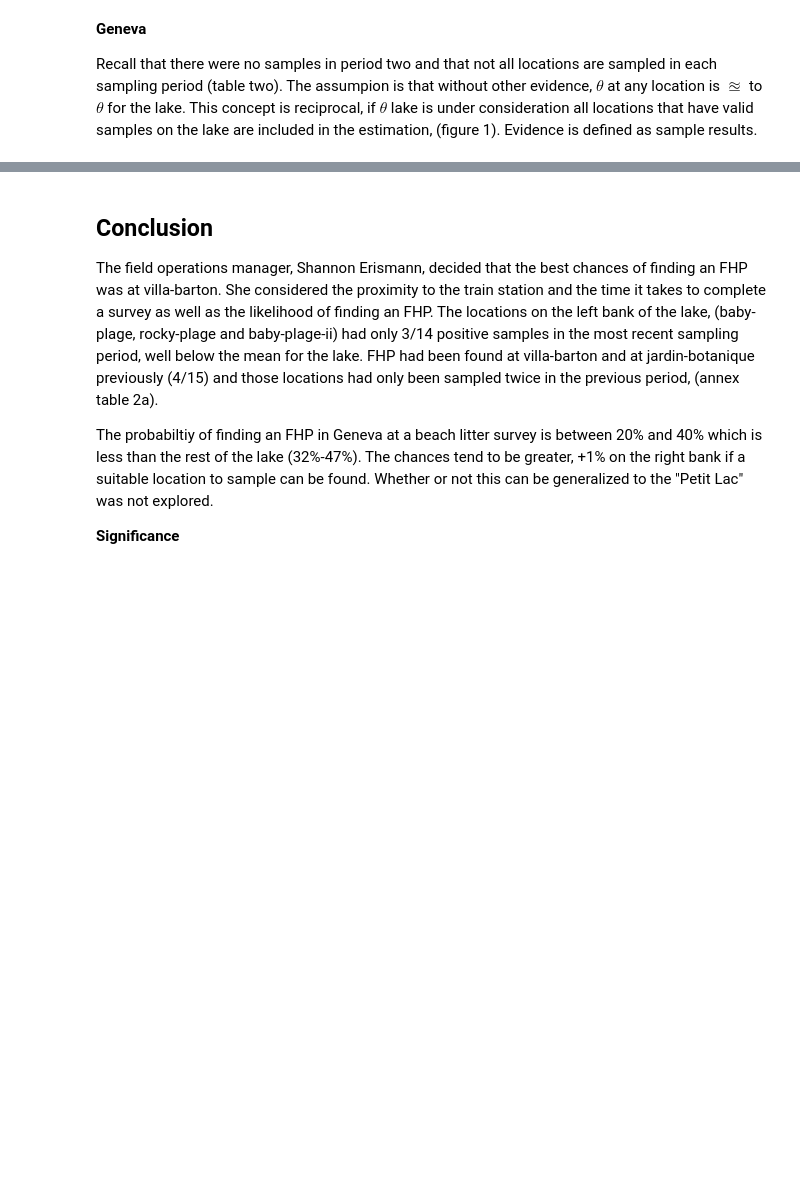
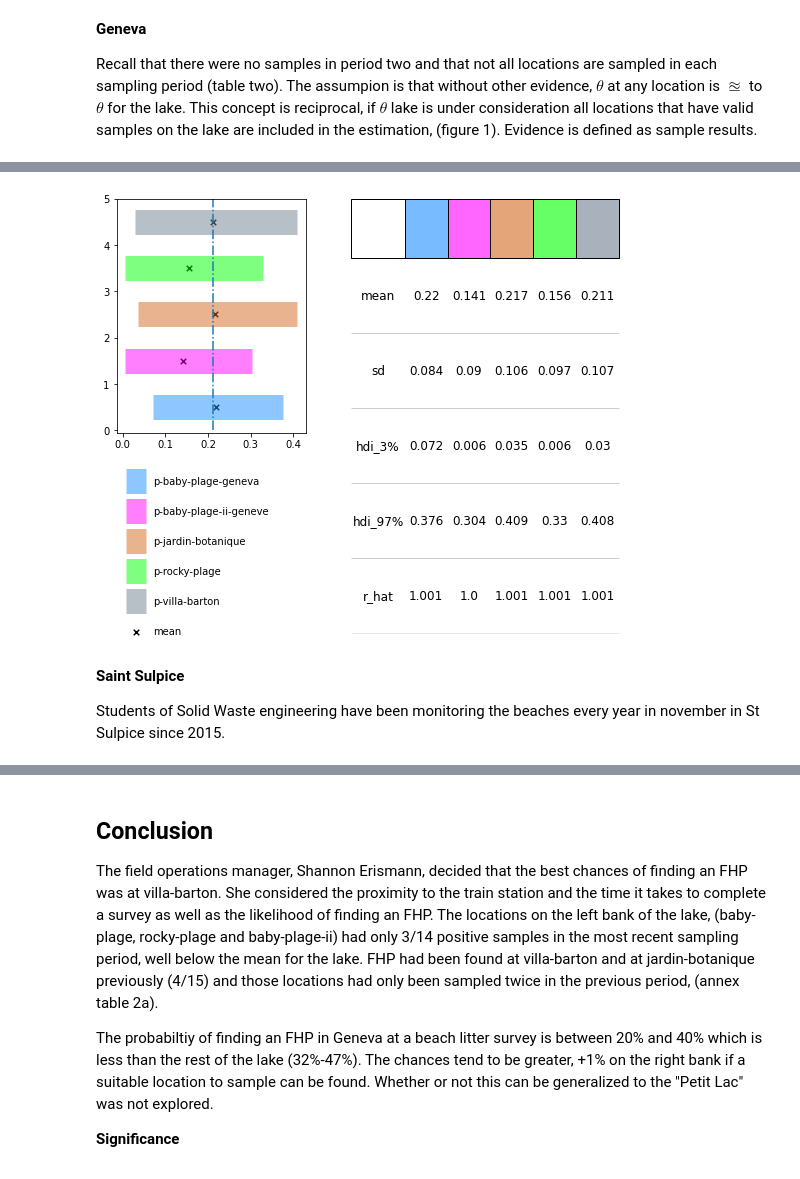
Before and after one commit to hammerdirt-analyst/finding-one-object, a Jupyter notebook: end_period_plastic.ipynb, the cells around one changed output, grey strips where cells are left out. Drawn from its saved outputs; the diff is of its cells as text; code cells hidden in the pictures; blank space fills up the shorter version.

```diff
--- a/end_period_plastic.ipynb
+++ b/end_period_plastic.ipynb
@@ -710,0 +722,12 @@ plt.show()
+# %%
+# the aggregated survey data
+# limit the prior to results in Geneva
+ldng = ldb[(ldb.code.isin(code))][["period","location", "fail", "loc_date"]].copy()
+ldng =  ldng[ldng.location.isin(locs)].groupby(["loc_date","location", "period"], as_index=False).agg({"fail":"sum"})
+
+periods = ["yearone", "yeartwo", "yearthree"]
+results_nolake = {beach:{} for beach in locs}
+
+# make a model fore each beach
+for each_beach in locs:
+    make_models_for_each_period(each_beach, [1,2], results=results_nolake, ldng=ldng, draws=2000)
@@ -710,0 +752,11 @@ plt.show()
+# %%
+table_data = hdi_and_mcmc_summary(results_nolake)
+hdi, hdis = hdi_chart(table_data)
+
+chart_hdi_and_summary(hdi, hdis, figsize=(9,8))
+# %% [output]
+[figure, added]
+# %% [markdown]
+__Saint Sulpice__
+
+Students of Solid Waste engineering have been monitoring the beaches every year in november in St Sulpice since 2015.
```
Also changed, not shown: parts of 21 cells of this notebook, 3 other files.
